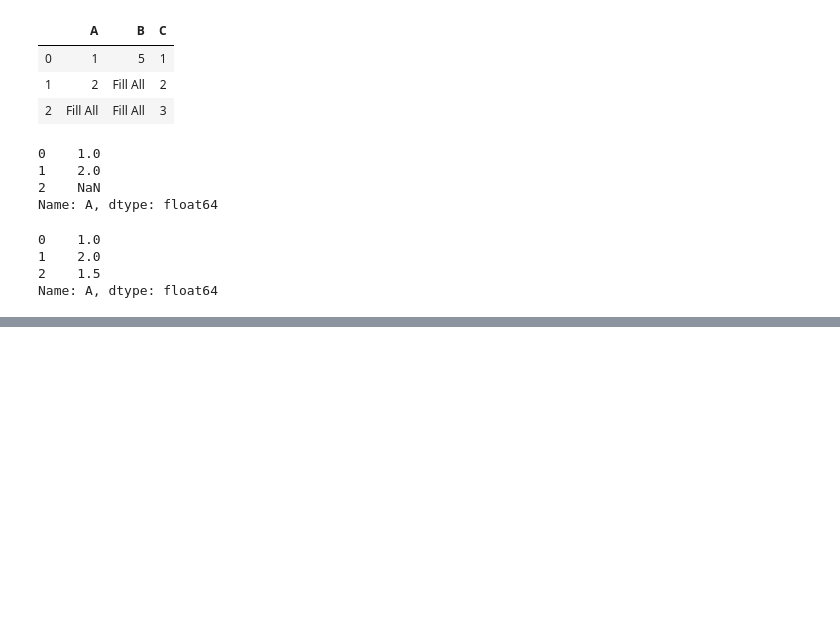
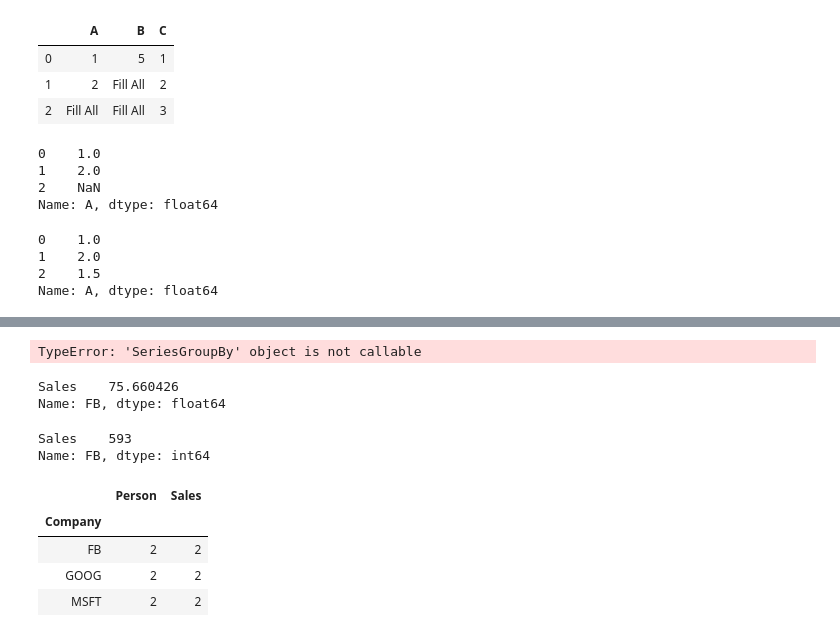
Before and after one commit to rado-radoev/code_mashup, a Jupyter notebook: python/DataSience/moreDataSience/Refactored_Py_DS_ML_Bootcamp-master/03-Python-for-Data-Analysis-Pandas/DataFrames.ipynb, the cells around one changed output, grey strips where cells are left out. Drawn from its saved outputs; the diff is of its cells as text; code cells hidden in the pictures; blank space fills up the shorter version.

```diff
--- a/python/DataSience/moreDataSience/Refactored_Py_DS_ML_Bootcamp-master/03-Python-for-Data-Analysis-Pandas/DataFrames.ipynb
+++ b/python/DataSience/moreDataSience/Refactored_Py_DS_ML_Bootcamp-master/03-Python-for-Data-Analysis-Pandas/DataFrames.ipynb
@@ -420,0 +465,22 @@ Name: A, dtype: float64
+# %%
+byComp.Person()
+# %% [output]
+TypeError: 'SeriesGroupBy' object is not callable
+# %%
+byComp.std().loc['FB']
+# %% [output]
+Sales    75.660426
+Name: FB, dtype: float64
+# %%
+df.groupby('Company').sum().loc['FB']
+# %% [output]
+Sales    593
+Name: FB, dtype: int64
+# %%
+df.groupby('Company').count()
+# %% [output]
+|  | Person | Sales |
+| Company |  |  |
+| FB | 2 | 2 |
+| GOOG | 2 | 2 |
+| MSFT | 2 | 2 |
```
Also changed, not shown: parts of 12 cells of this notebook.
